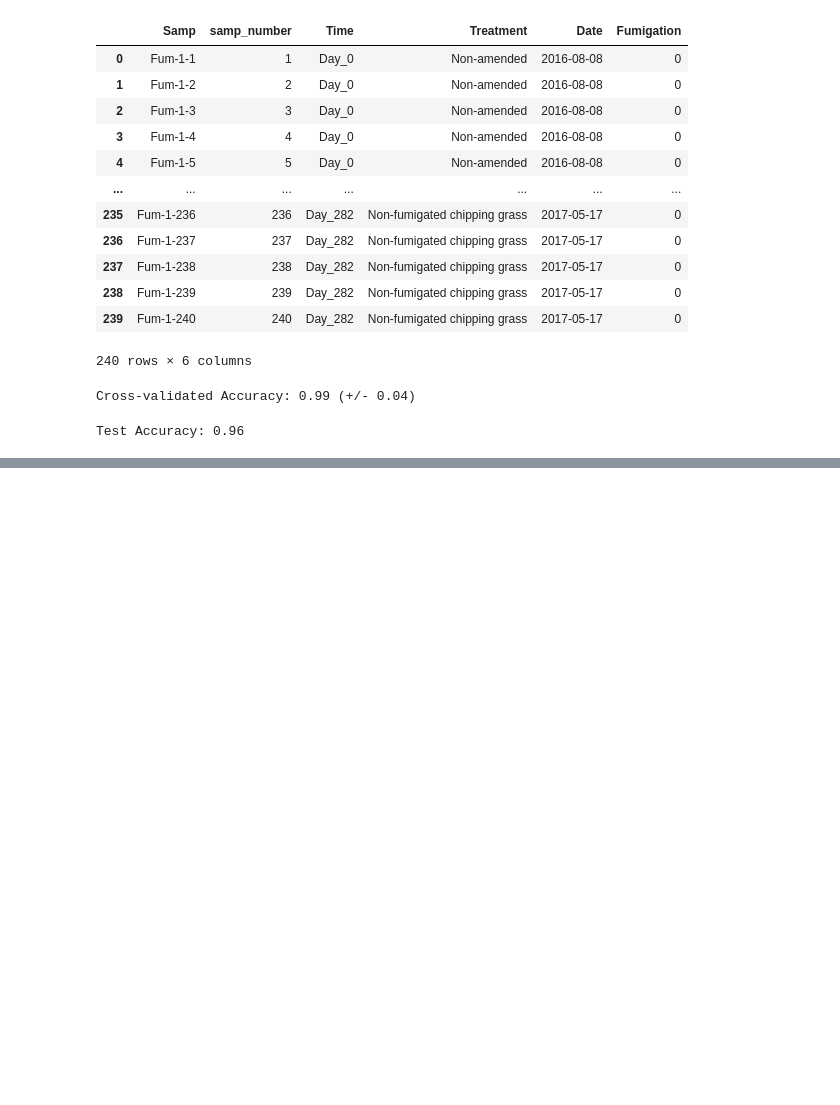
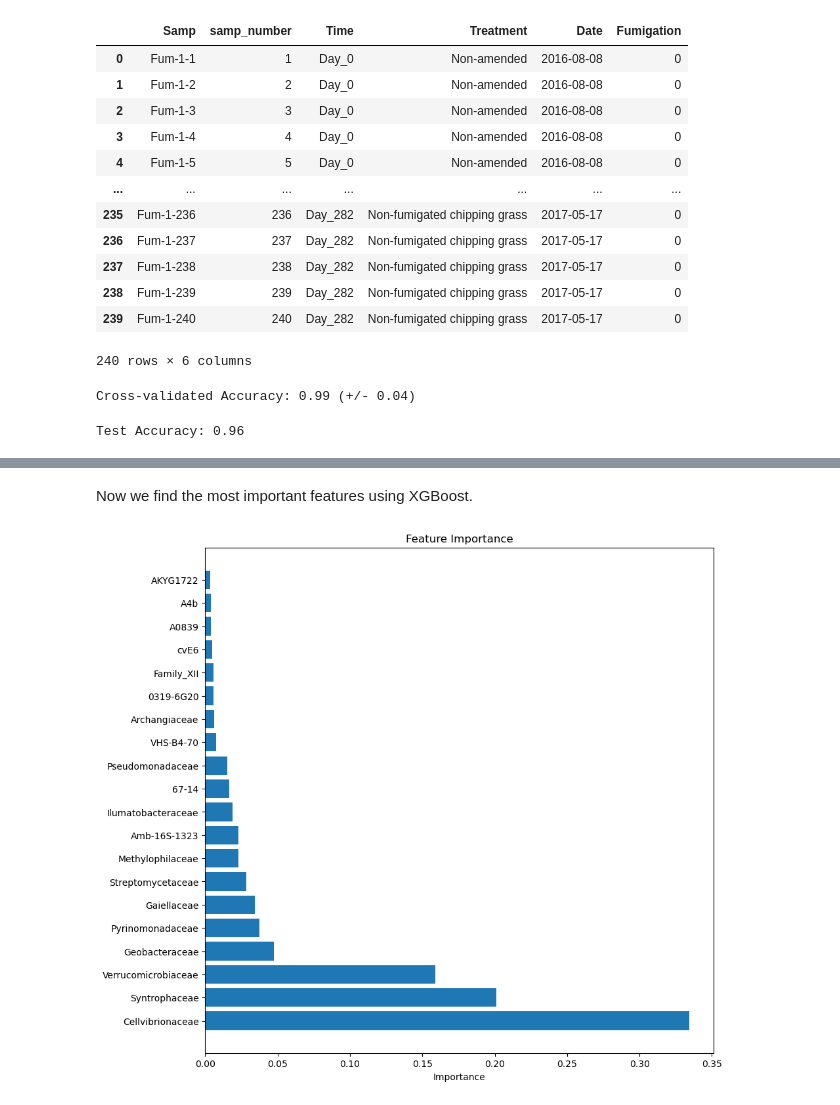
Before and after one commit to tianyi0216/ML_Microbiome, a Jupyter notebook: fumigation_predict.ipynb, the cells around one changed output, grey strips where cells are left out. Drawn from its saved outputs; the diff is of its cells as text; code cells hidden in the pictures; blank space fills up the shorter version.

```diff
--- a/fumigation_predict.ipynb
+++ b/fumigation_predict.ipynb
@@ -88,11 +74,11 @@ from xgboost import XGBClassifier
 X_train, X_test, y_train, y_test = train_test_split(X, y, test_size=0.2, random_state=42, stratify=y)
 
 # create model
-model = XGBClassifier(use_label_encoder=False, eval_metric='logloss')
+model_XGB = XGBClassifier(use_label_encoder=False, eval_metric='logloss')
 
 # cv
 kfold = RepeatedStratifiedKFold(n_splits=5, n_repeats=40, random_state=42)
-scores = cross_val_score(model, X_train, y_train, scoring='accuracy', cv=kfold, n_jobs=-1)
+scores = cross_val_score(model_XGB, X_train, y_train, scoring='accuracy', cv=kfold, n_jobs=-1)
 
 # Print the mean and standard deviation of the scores
 print("Cross-validated Accuracy: %0.2f (+/- %0.2f)" % (scores.mean(), scores.std() * 2))
@@ -100,9 +86,9 @@ print("Cross-validated Accuracy: %0.2f (+/- %0.2f)" % (scores.mean(), scores.std
 Cross-validated Accuracy: 0.99 (+/- 0.04)
 # %%
 # test model
-model.fit(X_train, y_train)
-y_pred = model.predict(X_test)
-test_score = model.score(X_test, y_test)
+model_XGB.fit(X_train, y_train)
+y_pred = model_XGB.predict(X_test)
+test_score = model_XGB.score(X_test, y_test)
 print("Test Accuracy: %0.2f" % test_score)
 # %% [output]
 Test Accuracy: 0.96
@@ -108,0 +239,17 @@ Test Accuracy: 0.96
+# %% [markdown]
+Now we find the most important features using XGBoost.
+# %%
+# find important features
+importances = model_XGB.feature_importances_
+sorted_idx = np.argsort(np.abs(importances))[::-1]
+sorted_features = [feature_names[idx] for idx in sorted_idx]
+sorted_importances = importances[sorted_idx]
+# %%
+# plot the 20 most important features
+plt.figure(figsize=(10, 10))
+plt.barh(sorted_features[:20], sorted_importances[:20])
+plt.xlabel("Importance")
+plt.title("Feature Importance (Random Forest)")
+plt.show()
+# %% [output]
+[figure, added]
```
Also changed, not shown: parts of 19 cells of this notebook.
